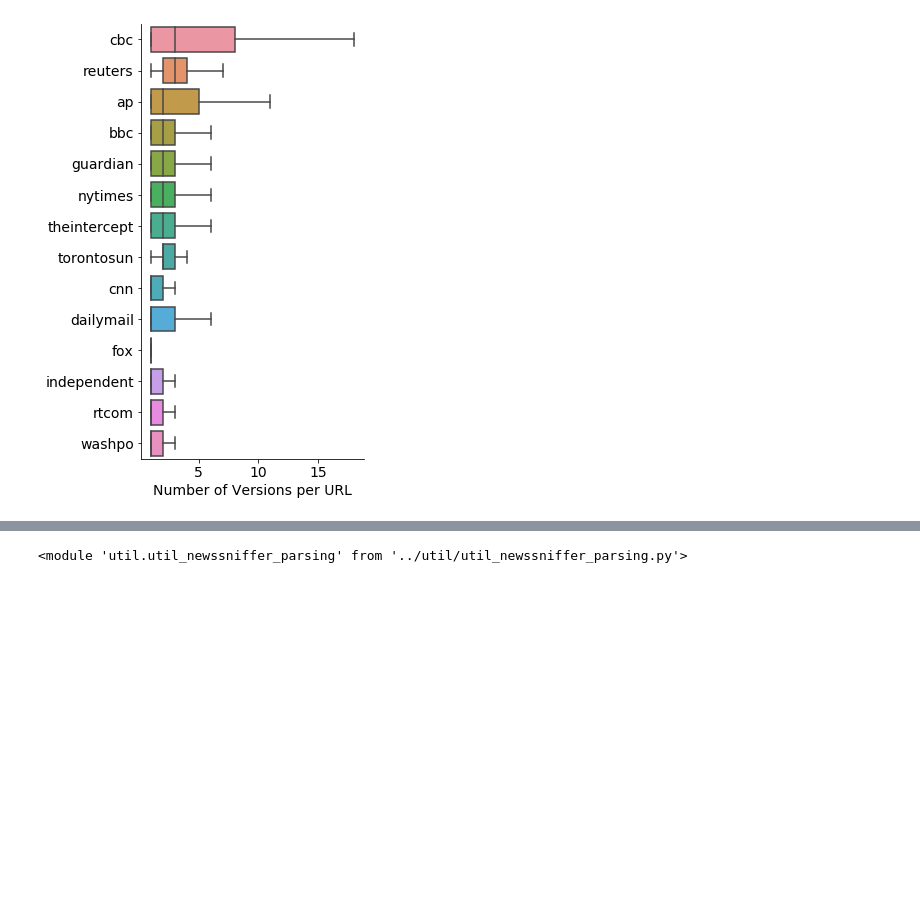
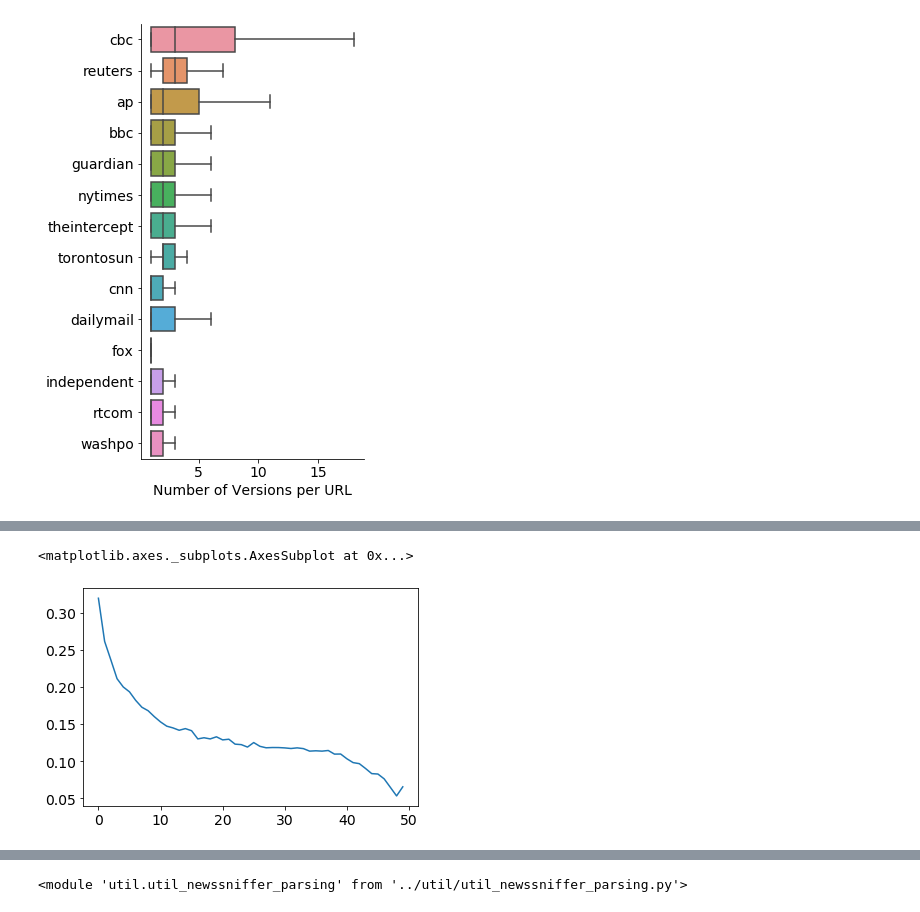
Before and after one commit to alex2awesome/edit-pathways, a Jupyter notebook: notebooks/2021-02-17__diffengine-and-newssniffer.ipynb, the cells around one changed output, grey strips where cells are left out. Saved outputs shown, nothing was run; the diff lists cells and outputs as text; code cells hidden in the pictures; blank space fills up the shorter version.

```diff
--- a/notebooks/2021-02-17__diffengine-and-newssniffer.ipynb
+++ b/notebooks/2021-02-17__diffengine-and-newssniffer.ipynb
@@ -178,0 +449,10 @@ sample_nyt_diffs = pd.read_sql("""
+# %%
+position_removed = (sentence_diffs_df
+                  .groupby('key')
+                  .apply(lambda df:
+                         df.sort_values('s_idx')
+                          .loc[lambda df: df['sent_new'] != '']
+                          ['tag_old']
+                         .to_list()
+                        )
+                 )
@@ -178,0 +469,10 @@ sample_nyt_diffs = pd.read_sql("""
+# %%
+position_removed_cond = (position_removed
+                       .apply(lambda x: pd.Series(condense_tags(x, num_bins=50, desired_tag='-')))
+                       .T.fillna(method='ffill').T
+                      )
+# %%
+position_removed_cond.mean().plot()
+# %% [output]
+<matplotlib.axes._subplots.AxesSubplot at 0x...>
+[figure, added]
```
Also changed, not shown: parts of 56 cells of this notebook, 9 other files.
